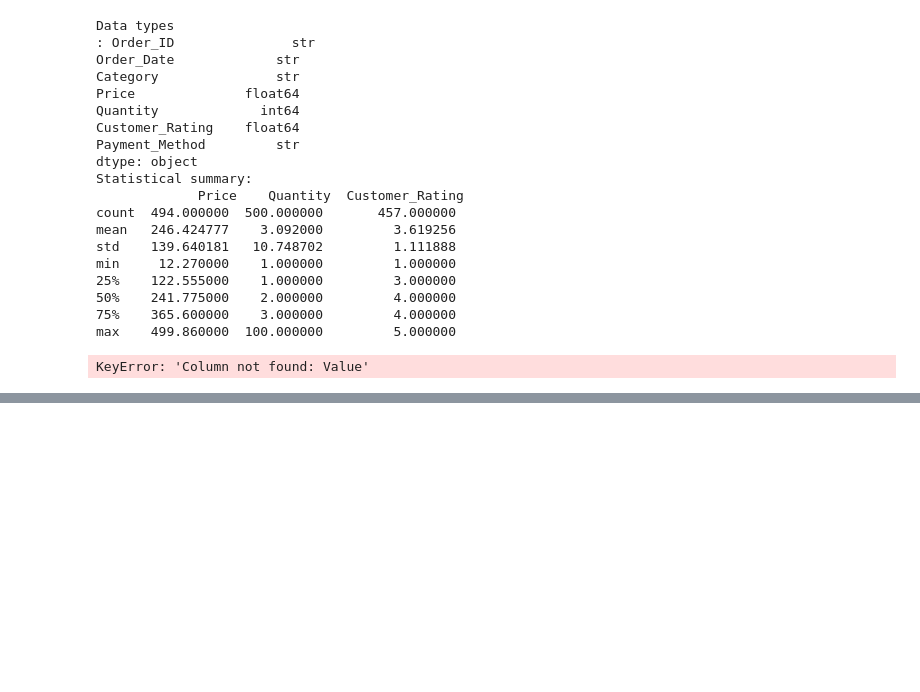
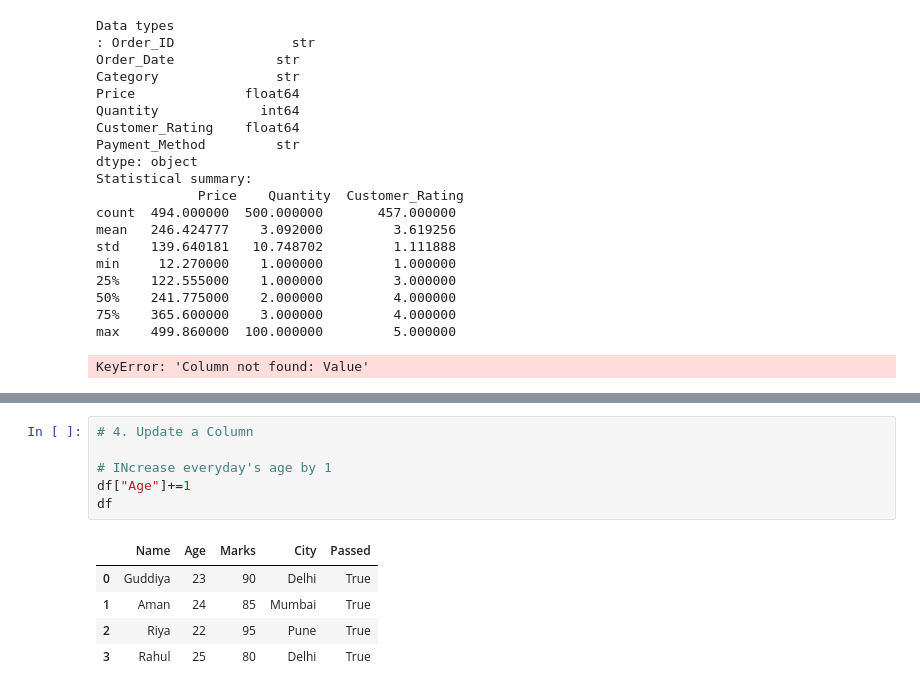
Before and after one commit to guddiyasingh/python-main, a Jupyter notebook: Data_Analysis/PDS.ipynb, the cells around one changed output, grey strips where cells are left out. Drawn from its saved outputs; the diff is of its cells as text; blank space fills up the shorter version.

```diff
--- a/Data_Analysis/PDS.ipynb
+++ b/Data_Analysis/PDS.ipynb
@@ -343,0 +390,12 @@ KeyError: 'Column not found: Value'
+# %%
+# 4. Update a Column
+
+# INcrease everyday's age by 1
+df["Age"]+=1
+df
+# %% [output]
+|  | Name | Age | Marks | City | Passed |
+| 0 | Guddiya | 23 | 90 | Delhi | True |
+| 1 | Aman | 24 | 85 | Mumbai | True |
+| 2 | Riya | 22 | 95 | Pune | True |
+| 3 | Rahul | 25 | 80 | Delhi | True |
```
Also changed, not shown: parts of 9 cells of this notebook.
